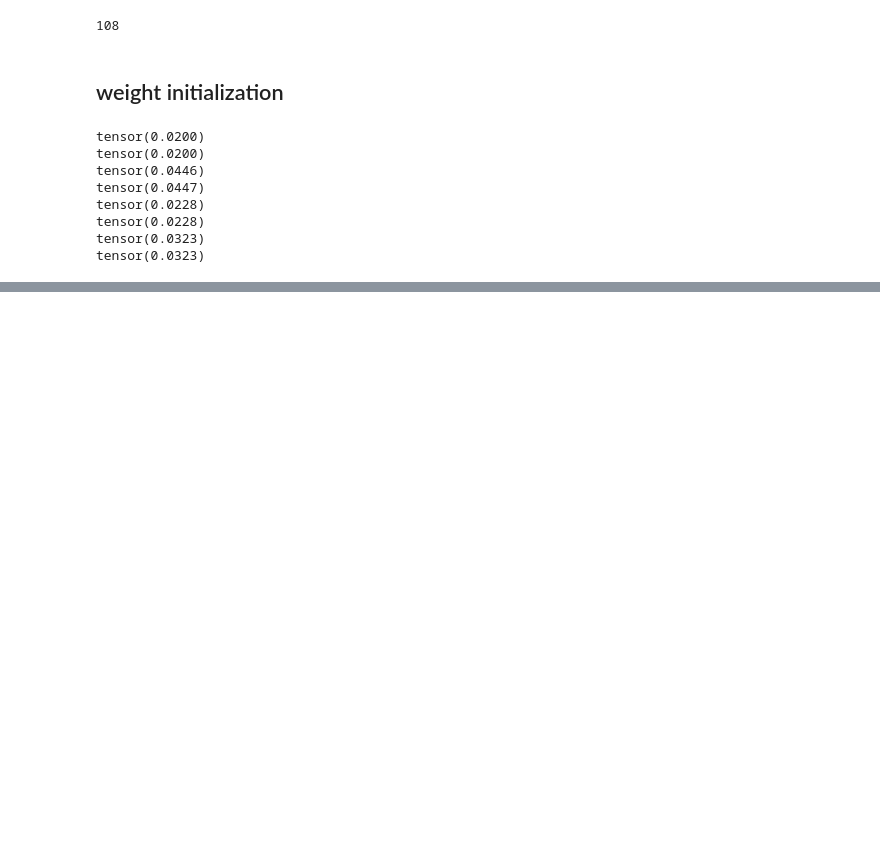
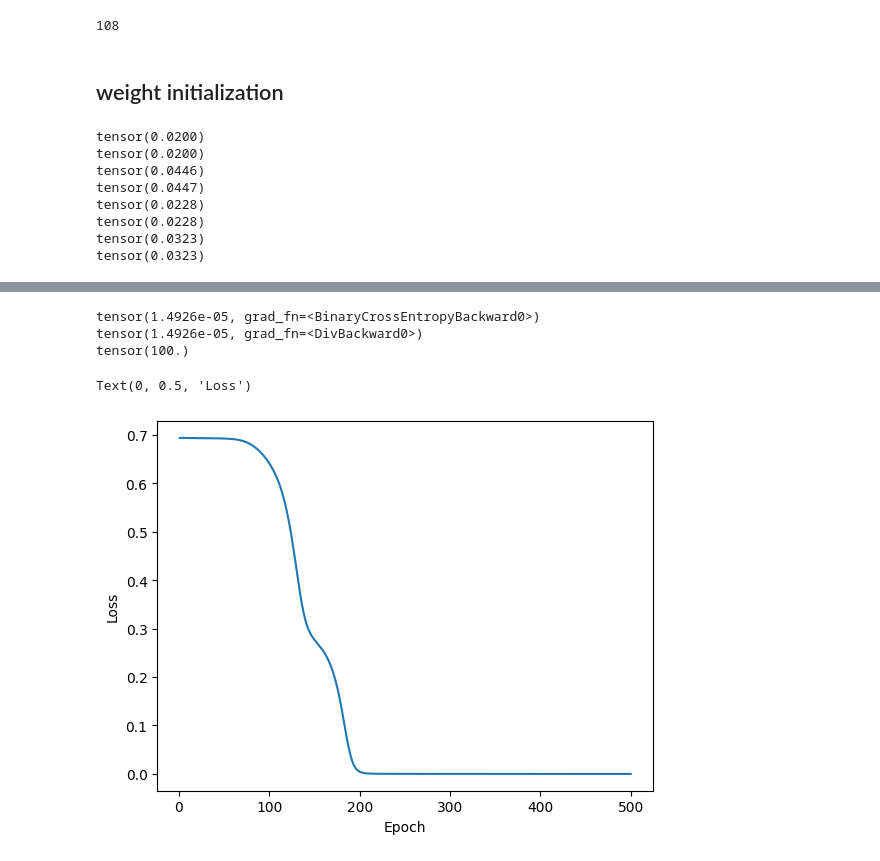
Before and after one commit to mean71/SeSAC_code, a Jupyter notebook: 필기/python필기/pytorch_복습.ipynb, the cells around one changed output, grey strips where cells are left out. Saved outputs shown, nothing was run; the diff lists cells and outputs as text; code cells hidden in the pictures; blank space fills up the shorter version.

```diff
--- a/필기/python필기/pytorch_복습.ipynb
+++ b/필기/python필기/pytorch_복습.ipynb
@@ -1291,0 +1415,4 @@ tensor(0.0323)
+# %%
+model = MLP()
+print(model)
+print(model(torch.randn(5,2)).shape) # 2개 값으로 이루어진 좌표값 (x1,x2) 데이터 5개를 입력함
@@ -1291,0 +1497,21 @@ tensor(0.0323)
+# %%
+print(criterion(y_hat,y))
+print(torch.sum(-torch.log( y_hat**y  *  (1-y_hat)**(1-y))) /N )
+print(criterion(torch.tensor([0.]),torch.tensor([1.]))) # 100 이 최대다..!
+# %% [output]
+tensor(1.4926e-05, grad_fn=<BinaryCrossEntropyBackward0>)
+tensor(1.4926e-05, grad_fn=<DivBackward0>)
+tensor(100.)
+# %%
+# plt.figure(figsize=(6,9)) # 내 필기용
+# plt.subplot(2,1,1) # 내 필기용
+plt.plot(range(1,EPOCH+1), loss_history)
+plt.xlabel("Epoch")
+plt.ylabel("Loss")
+# plt.subplot(2,1,2) # 내 필기용
+# plt.plot(range(1,EPOCH+1), grad_history) # 내 필기용
+# plt.xlabel("Epoch") # 내 필기용
+# plt.ylabel("grad size") # 내 필기용
+# %% [output]
+Text(0, 0.5, 'Loss')
+[figure, added]
```
Also changed, not shown: parts of 16 cells of this notebook, 3 other files.
